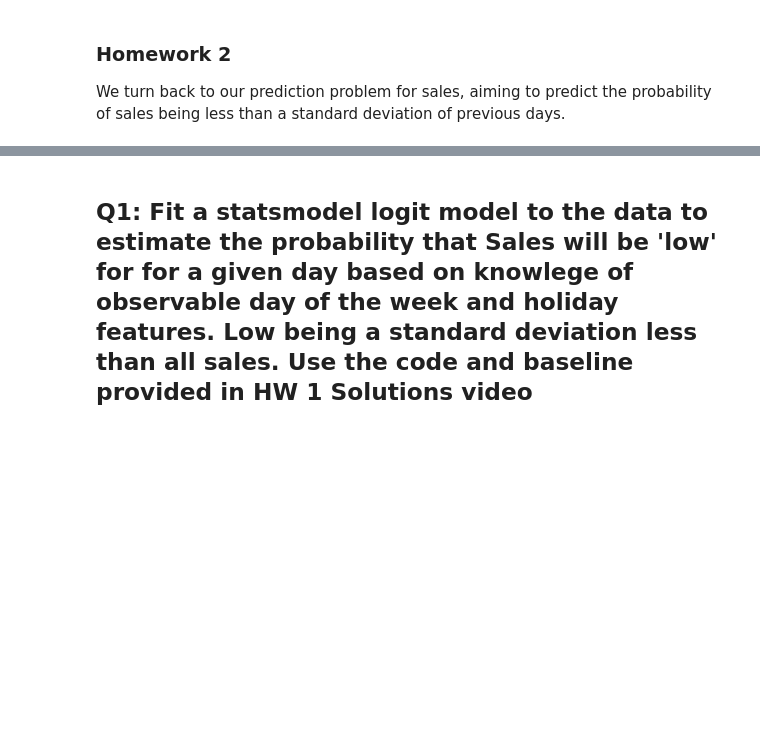
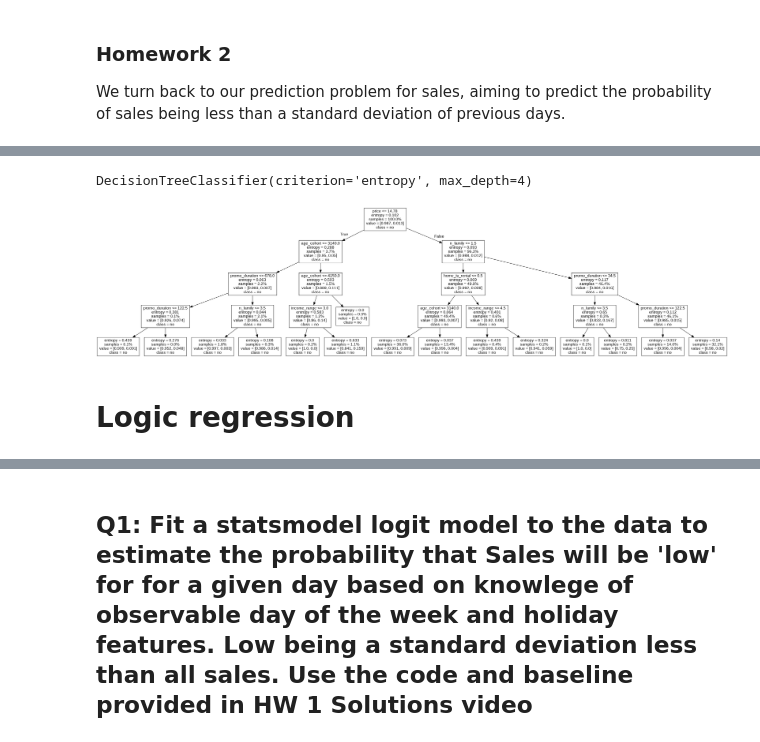
Before and after one commit to ChunTingShen/DS4B_project, a Jupyter notebook: Sales_prediction.ipynb, the cells around one changed output, grey strips where cells are left out. Saved outputs shown, nothing was run; the diff lists cells and outputs as text; code cells hidden in the pictures; blank space fills up the shorter version.

```diff
--- a/Sales_prediction.ipynb
+++ b/Sales_prediction.ipynb
@@ -104,0 +263,7 @@ working_df
+# %%
+import matplotlib.pylab as plt
+import seaborn as sns
+import matplotlib.patches as mpatches
+
+%matplotlib inline
+sns.set(style='ticks', palette='Set2')
@@ -104,0 +365,15 @@ working_df
+# %%
+
+target_col = "y_redeemed"
+predictor_cols = ["redemption_id", "age_cohort", "income_range", "brand_type", "category", "marital_status"]
+
+predictor_cols = ["price", "dscnt_store", "income_range", "n_family", "no_of_children", "age_cohort", "home_is_rental", "y_qty", "promo_duration"]
+
+print(df.columns)
+
+
+errorfile = df_train[df_train['income_range'] == np.nan]
+errorfile[:10]
+
+#df[:10]
+#df[112090:112095]
@@ -104,0 +390,18 @@ working_df
+# %%
+
+from sklearn.tree import DecisionTreeClassifier
+# Let's define the model (tree)
+decision_tree = DecisionTreeClassifier(max_depth=4, criterion="entropy")   # Look at those 2 arguments !!!
+# Let's tell the model what is the data
+decision_tree.fit(df_train[predictor_cols], df_train[target_col])
+# %% [output]
+DecisionTreeClassifier(criterion='entropy', max_depth=4)
+# %%
+from IPython.display import Image
+from sklearn.tree import export_graphviz
+
+visualize_tree(decision_tree, predictor_cols, ["no", "redeemed"])
+# %% [output]
+[figure, added]
+# %% [markdown]
+# Logic regression
```
Also changed, not shown: parts of 16 cells of this notebook.
